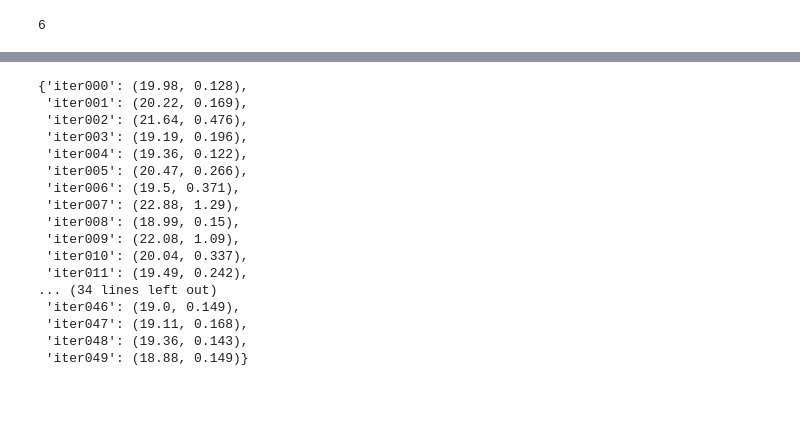
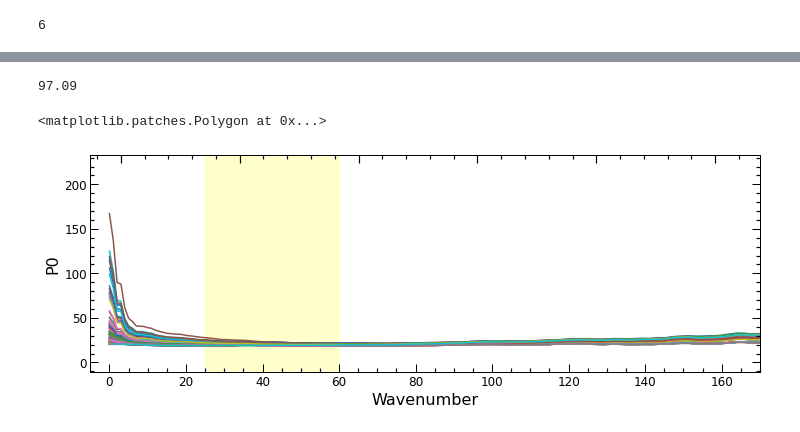
Before and after one commit to ekourkchi/old-SBF, a Jupyter notebook: notebooks/get_sbf.ipynb, the cells around one changed output, grey strips where cells are left out. Drawn from its saved outputs; the diff is of its cells as text; code cells hidden in the pictures; blank space fills up the shorter version.

```diff
--- a/notebooks/get_sbf.ipynb
+++ b/notebooks/get_sbf.ipynb
@@ -35,3 +35,5 @@ YY = int(float(df_log.at["Y_pixels", "value"]))
 # _ = Logtext(logFile, "log file")
 
 # df_log
+# %%
+sky_sigma = float(df_log.at["sky_std", "value"])
@@ -123,20 +168,24 @@ len(psf_list)
+# %%
+sky_sigma
+# %% [output]
+97.09
 # %%
-W.get_sbf_iter(n_iter=50, psf_list=psf_list)
+R = W.get_sbf_iter(n_iter=100, sky_sigma=sky_sigma, psf_list=psf_list)
-# %% [output]
-{'iter000': (19.98, 0.128),
- 'iter001': (20.22, 0.169),
- 'iter002': (21.64, 0.476),
- 'iter003': (19.19, 0.196),
- 'iter004': (19.36, 0.122),
- 'iter005': (20.47, 0.266),
- 'iter006': (19.5, 0.371),
- 'iter007': (22.88, 1.29),
- 'iter008': (18.99, 0.15),
- 'iter009': (22.08, 1.09),
- 'iter010': (20.04, 0.337),
- 'iter011': (19.49, 0.242),
-... (34 lines left out)
- 'iter046': (19.0, 0.149),
- 'iter047': (19.11, 0.168),
- 'iter048': (19.36, 0.143),
- 'iter049': (18.88, 0.149)}
+# %%
+fig, ax = plt.subplots(1, 1, figsize=(12, 4))
+
+for k, v in R.items():
+    ax.plot(v["K"],v["P"])
+
+ax.set_ylabel("P0", fontsize=16)
+ax.set_xlabel("Wavenumber", fontsize=16)
+
+x_ax, y_ax = set_axes(ax, fontsize=12)
+ax.set_xlim(-5, 170)
+# ax.set_ylim(P0_h - 40, P0_h + 40)
+
+KS0, KS1 = W._k_fit.value
+ax.axvspan(KS0, KS1, color="yellow", alpha=0.2)
+# %% [output]
+<matplotlib.patches.Polygon at 0x...>
+[figure, added]
```
Also changed, not shown: parts of 7 cells of this notebook, 3 other files.
